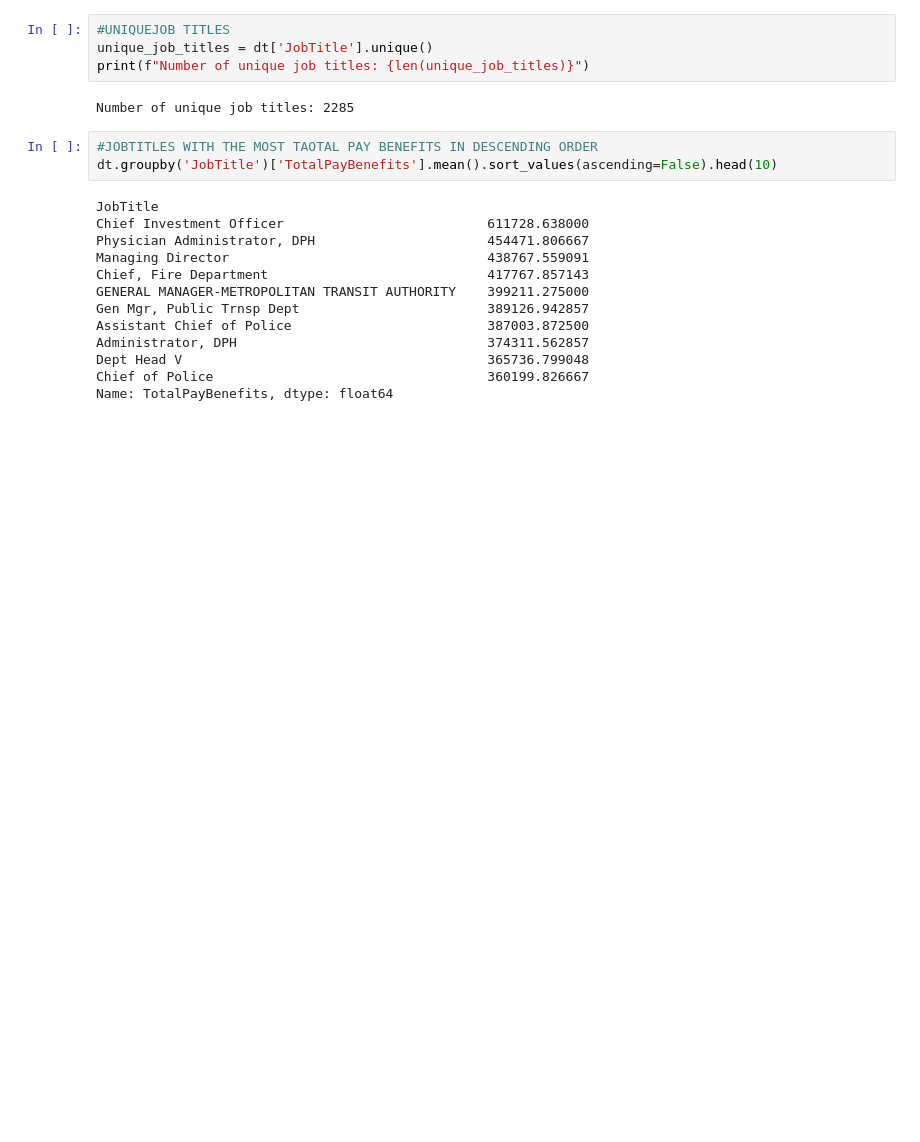
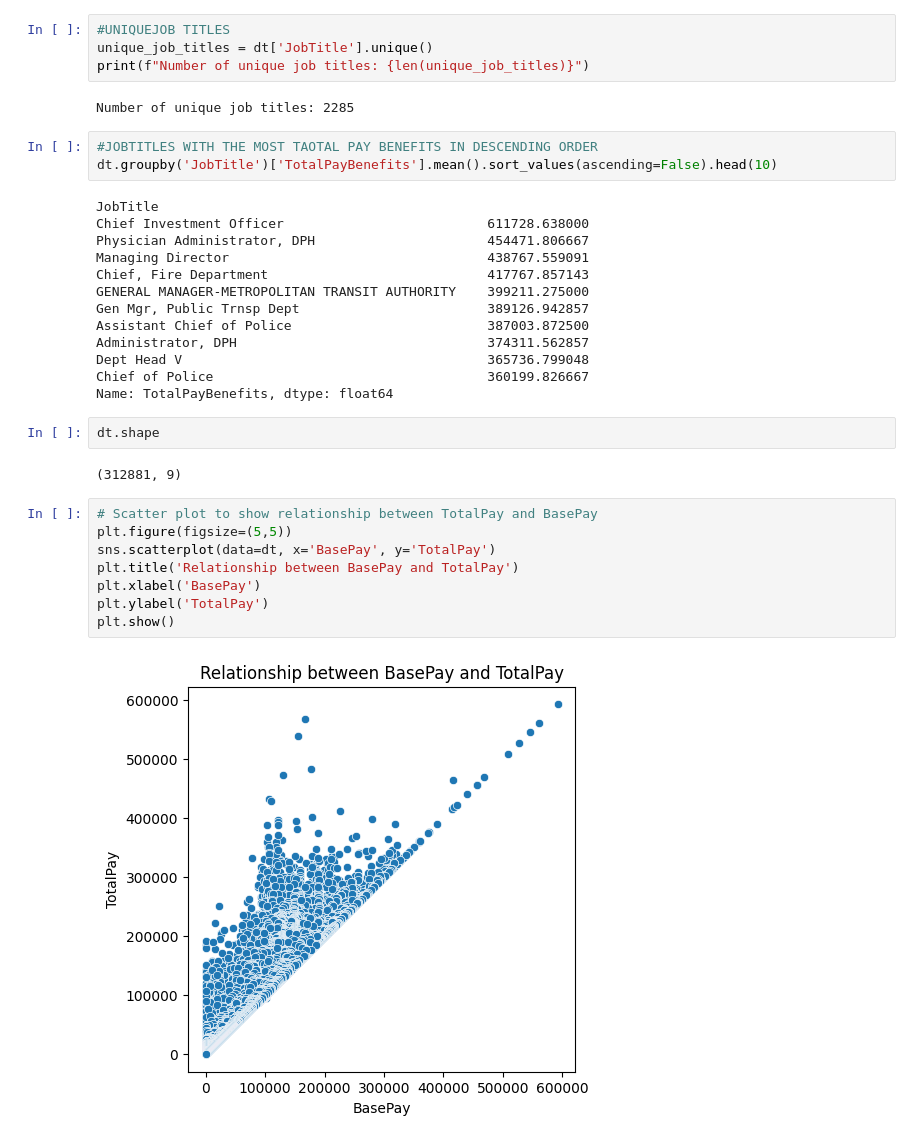
Before and after one commit to abhinavpy3/DATA-ANALYSIS----SSFE, a Jupyter notebook: SSFE.ipynb, the cells around one changed output. Drawn from its saved outputs; the diff is of its cells as text; blank space fills up the shorter version.

```diff
--- a/SSFE.ipynb
+++ b/SSFE.ipynb
@@ -241,3 +247,17 @@ Administrator, DPH                                374311.562857
 Dept Head V                                       365736.799048
 Chief of Police                                   360199.826667
 Name: TotalPayBenefits, dtype: float64
+# %%
+dt.shape
+# %% [output]
+(312881, 9)
+# %%
+# Scatter plot to show relationship between TotalPay and BasePay
+plt.figure(figsize=(5,5))
+sns.scatterplot(data=dt, x='BasePay', y='TotalPay')
+plt.title('Relationship between BasePay and TotalPay')
+plt.xlabel('BasePay')
+plt.ylabel('TotalPay')
+plt.show()
+# %% [output]
+[figure, added]
```
Also changed, not shown: parts of 6 cells of this notebook.
